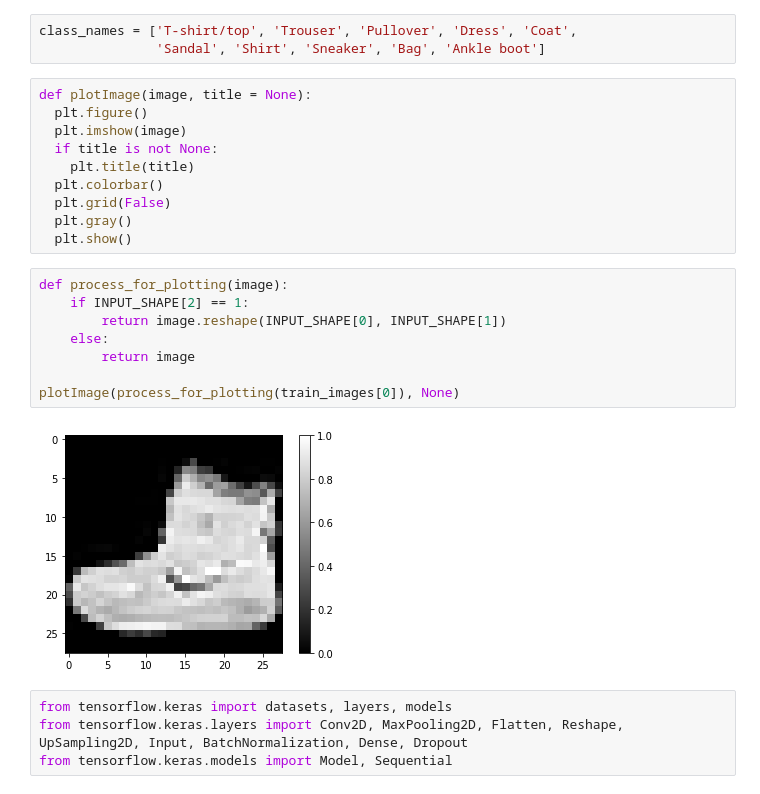
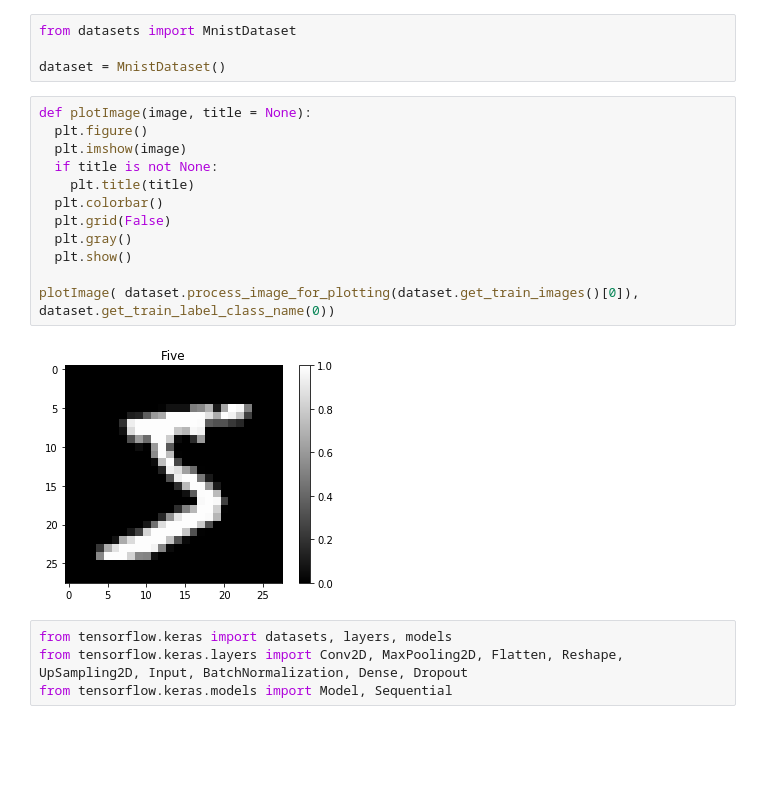
Before and after one commit to andrejBel/MastersThesis, a Jupyter notebook: Autoencoderstart.ipynb, the cells around one changed output. Drawn from its saved outputs; the diff is of its cells as text; blank space fills up the shorter version.

```diff
--- a/Autoencoderstart.ipynb
+++ b/Autoencoderstart.ipynb
@@ -168,26 +70,21 @@ INPUT_SHAPE
-# %%
-class_names = ['T-shirt/top', 'Trouser', 'Pullover', 'Dress', 'Coat',
-               'Sandal', 'Shirt', 'Sneaker', 'Bag', 'Ankle boot']
+# %%
+from datasets import MnistDataset
+
+dataset = MnistDataset()
 # %%
 def plotImage(image, title = None):
   plt.figure()
   plt.imshow(image)
   if title is not None:
     plt.title(title)
   plt.colorbar()
   plt.grid(False)
   plt.gray()
   plt.show()
+
+plotImage( dataset.process_image_for_plotting(dataset.get_train_images()[0]), dataset.get_train_label_class_name(0))
+# %% [output]
+[figure, added]
-# %%
-def process_for_plotting(image):
-    if INPUT_SHAPE[2] == 1:
-        return image.reshape(INPUT_SHAPE[0], INPUT_SHAPE[1])
-    else:
-        return image
-
-plotImage(process_for_plotting(train_images[0]), None)
-# %% [output]
-[figure, removed]
 # %%
 from tensorflow.keras import datasets, layers, models
 from tensorflow.keras.layers import Conv2D, MaxPooling2D, Flatten, Reshape, UpSampling2D, Input, BatchNormalization, Dense, Dropout
```
Also changed, not shown: parts of 13 cells of this notebook, 2 other files.
